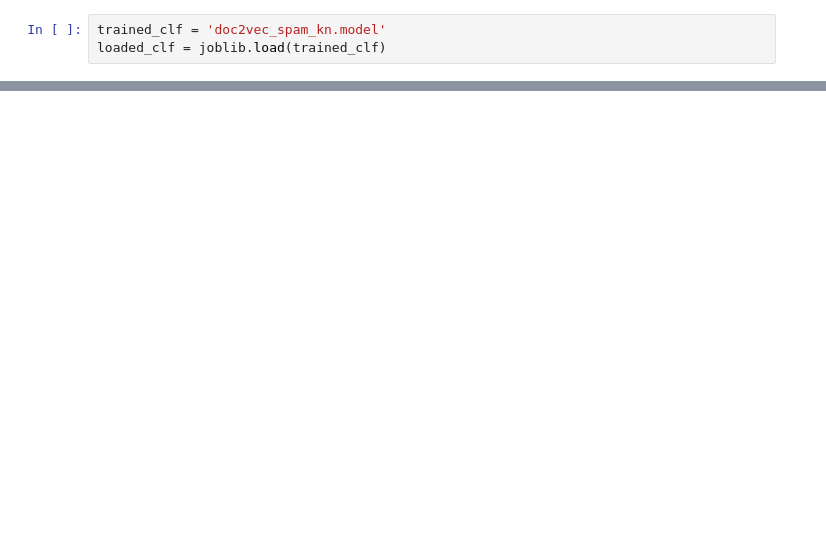
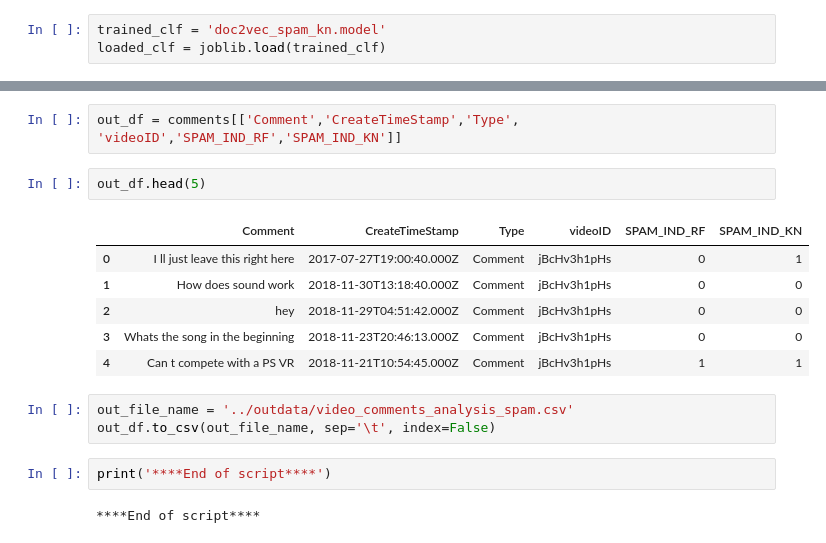
Before and after one commit to akechilte/comments_analysis, a Jupyter notebook: src/SpamDetection-pred.ipynb, the cells around one changed output, grey strips where cells are left out. Saved outputs shown, nothing was run; the diff lists cells and outputs as text; blank space fills up the shorter version.

```diff
--- a/src/SpamDetection-pred.ipynb
+++ b/src/SpamDetection-pred.ipynb
@@ -144,0 +125,18 @@ print(y_pred)
+# %%
+out_df = comments[['Comment','CreateTimeStamp','Type', 'videoID','SPAM_IND_RF','SPAM_IND_KN']]
+# %%
+out_df.head(5)
+# %% [output]
+|  | Comment | CreateTimeStamp | Type | videoID | SPAM_IND_RF | SPAM_IND_KN |
+| 0 | I ll just leave this right here | 2017-07-27T19:00:40.000Z | Comment | jBcHv3h1pHs | 0 | 1 |
+| 1 | How does sound work | 2018-11-30T13:18:40.000Z | Comment | jBcHv3h1pHs | 0 | 0 |
+| 2 | hey | 2018-11-29T04:51:42.000Z | Comment | jBcHv3h1pHs | 0 | 0 |
+| 3 | Whats the song in the beginning | 2018-11-23T20:46:13.000Z | Comment | jBcHv3h1pHs | 0 | 0 |
+| 4 | Can t compete with a PS VR | 2018-11-21T10:54:45.000Z | Comment | jBcHv3h1pHs | 1 | 1 |
+# %%
+out_file_name = '../outdata/video_comments_analysis_spam.csv'
+out_df.to_csv(out_file_name, sep='\t', index=False)
+# %%
+print('****End of script****')
+# %% [output]
+****End of script****
```
Also changed, not shown: parts of 15 cells of this notebook, 1 other file.
